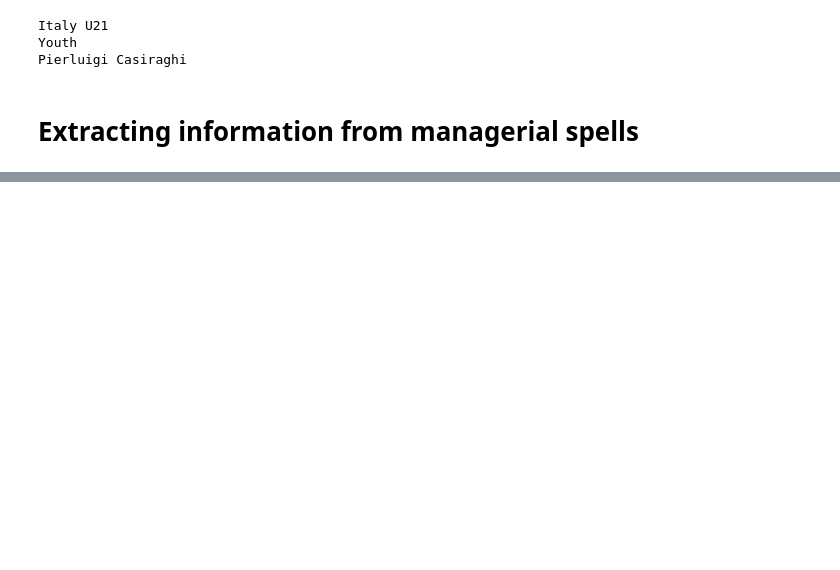
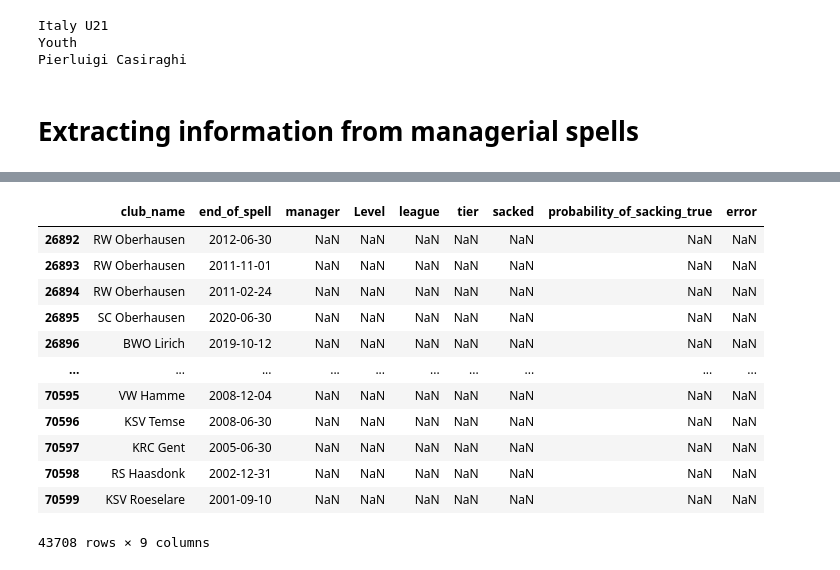
Before and after one commit to quinfer/market_expectations-manager_turnovers, a Jupyter notebook: LLM-work/variable_generator_Llama_3.ipynb, the cells around one changed output, grey strips where cells are left out. Saved outputs shown, nothing was run; the diff lists cells and outputs as text; code cells hidden in the pictures; blank space fills up the shorter version.

```diff
--- a/LLM-work/variable_generator_Llama_3.ipynb
+++ b/LLM-work/variable_generator_Llama_3.ipynb
@@ -153,0 +259,19 @@ inputs
+# %%
+df=inputs
+subset_columns=['manager','Level','league','tier','sacked','probability_of_sacking_true','error']
+df_all_na_subset = df[df[subset_columns].isna().all(axis=1)]
+df_all_na_subset
+# %% [output]
+|  | club_name | end_of_spell | manager | Level | league | tier | sacked | probability_of_sacking_true | error |
+| 26892 | RW Oberhausen | 2012-06-30 | NaN | NaN | NaN | NaN | NaN | NaN | NaN |
+| 26893 | RW Oberhausen | 2011-11-01 | NaN | NaN | NaN | NaN | NaN | NaN | NaN |
+| 26894 | RW Oberhausen | 2011-02-24 | NaN | NaN | NaN | NaN | NaN | NaN | NaN |
+| 26895 | SC Oberhausen | 2020-06-30 | NaN | NaN | NaN | NaN | NaN | NaN | NaN |
+| 26896 | BWO Lirich | 2019-10-12 | NaN | NaN | NaN | NaN | NaN | NaN | NaN |
+| ... | ... | ... | ... | ... | ... | ... | ... | ... | ... |
+| 70595 | VW Hamme | 2008-12-04 | NaN | NaN | NaN | NaN | NaN | NaN | NaN |
+| 70596 | KSV Temse | 2008-06-30 | NaN | NaN | NaN | NaN | NaN | NaN | NaN |
+| 70597 | KRC Gent | 2005-06-30 | NaN | NaN | NaN | NaN | NaN | NaN | NaN |
+| 70598 | RS Haasdonk | 2002-12-31 | NaN | NaN | NaN | NaN | NaN | NaN | NaN |
+| 70599 | KSV Roeselare | 2001-09-10 | NaN | NaN | NaN | NaN | NaN | NaN | NaN |
+43708 rows × 9 columns
```
Also changed, not shown: parts of 6 cells of this notebook, 4 other files.
